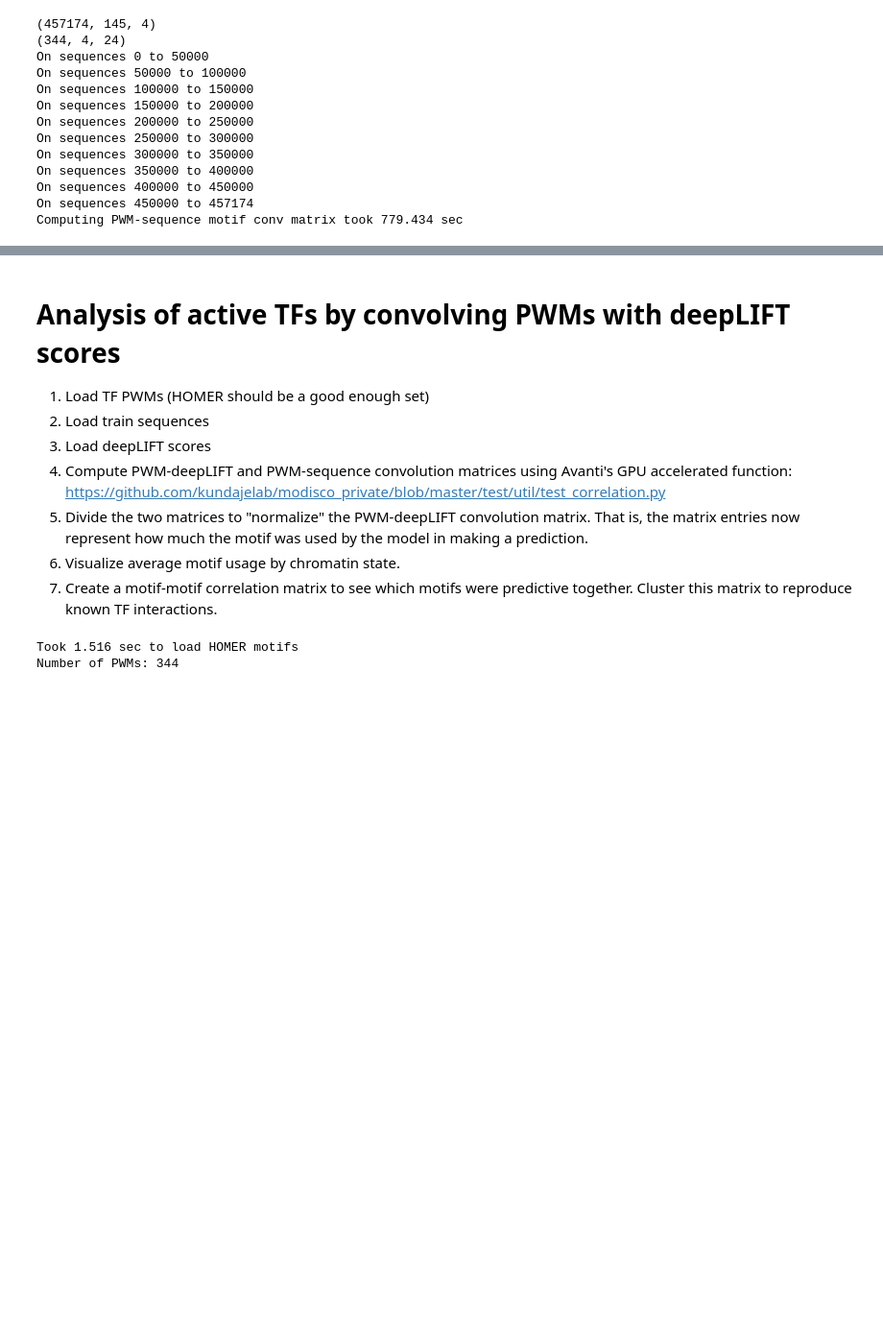
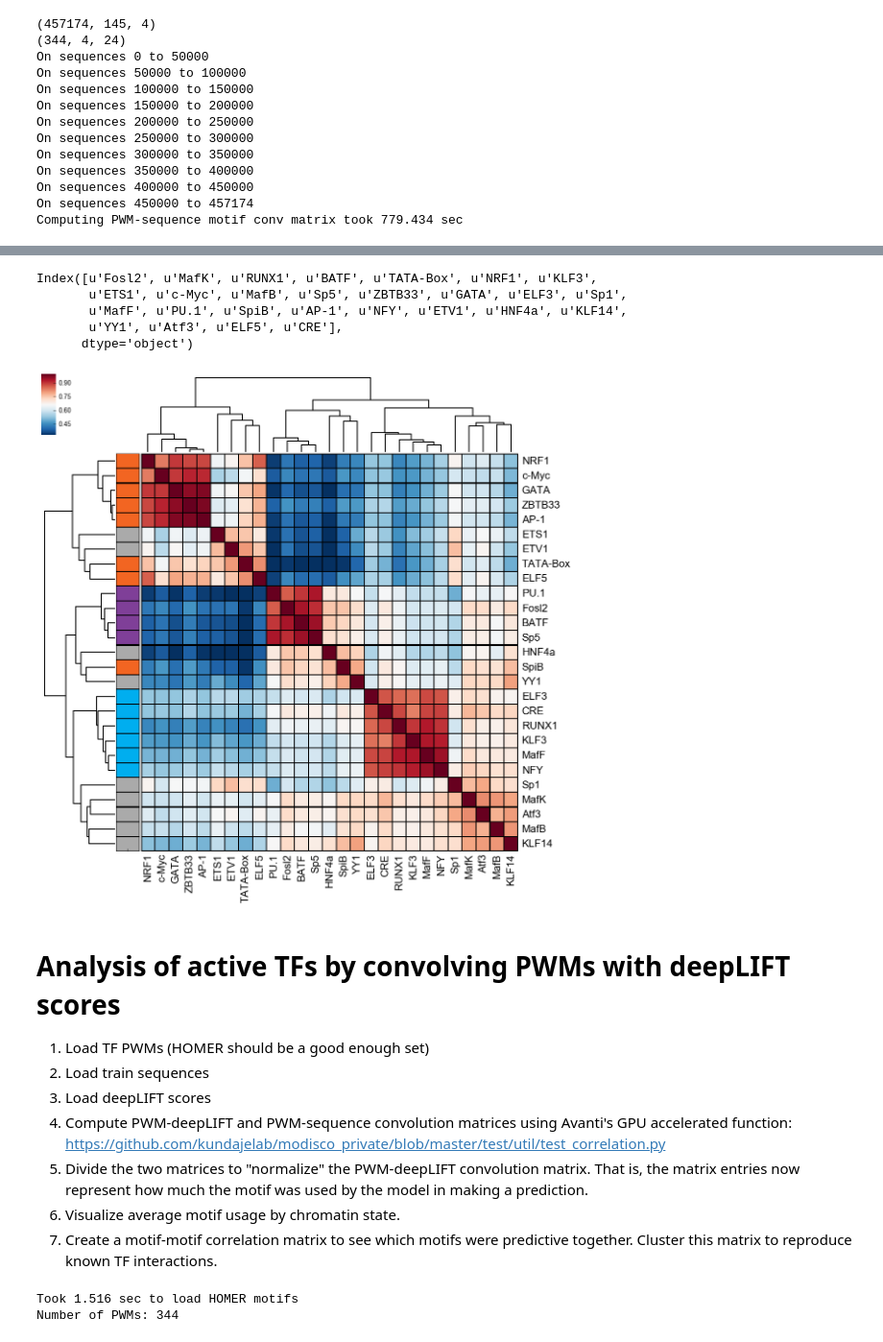
Before and after one commit to kundajelab/mpra, a Jupyter notebook: deeplearn/scripts/Regulatory Grammar Discovery with Sharpr Models.ipynb, the cells around one changed output, grey strips where cells are left out. Shown at 96% size. Saved outputs shown, nothing was run; the diff lists cells and outputs as text; code cells hidden in the pictures; blank space fills up the shorter version.

```diff
--- a/deeplearn/scripts/Regulatory Grammar Discovery with Sharpr Models.ipynb
+++ b/deeplearn/scripts/Regulatory Grammar Discovery with Sharpr Models.ipynb
@@ -302,3 +572,66 @@ df.columns = motifpwms.keys()
+# %%
+corr.index = np.array(shortMotifNames)[corrMatMotifIdxs]
+corr.columns = corr.index
+# %%
+print corr.index
+tfClasses = pd.Series(
+             [1, -1, 2, 1, 3, 3, 2,
+             -1, 3, -1, 1, 3, 3, 2,
+             -1, 2, 1, 3, 3, 2, -1, -1,
+             -1, -1, -1, 3, 2])
+# tfClasses = pd.Series(
+#              [1, -1, 3, 1, 3, 3, 3,
+#              -1, 3, -1, 1, 3, 3, 3,
+#              -1, 3, 1, 3, 3, 3, -1, -1,
+#              -1, -1, -1, -1, 3, 3])
+# lut = dict(zip(tfClasses.unique(), "rkbg"))
+lut = dict(zip(tfClasses.unique(), ['#7f3f98', '#AAAAAA', '#00aeef', '#f26522']))
+row_colors = tfClasses.map(lut)
+# %% [output]
+Index([u'Fosl2', u'MafK', u'RUNX1', u'BATF', u'TATA-Box', u'NRF1', u'KLF3',
+       u'ETS1', u'c-Myc', u'MafB', u'Sp5', u'ZBTB33', u'GATA', u'ELF3', u'Sp1',
+       u'MafF', u'PU.1', u'SpiB', u'AP-1', u'NFY', u'ETV1', u'HNF4a', u'KLF14',
+       u'YY1', u'Atf3', u'ELF5', u'CRE'],
+      dtype='object')
+# %%
+import matplotlib.pyplot as plt
+import seaborn as sns
+import scipy.spatial as sp, scipy.cluster.hierarchy as hc
+from matplotlib.patches import Rectangle
+
+dist_matrix = 1 - corr
+linkage = hc.linkage(sp.distance.squareform(dist_matrix), method='average')
+
+cg = sns.clustermap(corr.reset_index(drop=True),
+               cmap = 'RdBu_r',
+               row_linkage = linkage,
+               col_linkage = linkage,
+#                z_score = 0,
+               linewidths=.8,
+               linecolor='black',
+               figsize=(13, 13),
+               row_colors = row_colors,
+               robust = True,
+#                cbar = False,
+#                col_colors=row_colors,
+              )
+
+ax = cg.ax_heatmap
+ax.set_xticklabels(ax.get_xticklabels(), fontsize = 16)
+ax.set_yticklabels(ax.get_xticklabels(), rotation = 0, fontsize = 16)
+
+ax.xaxis.set_ticks_position('none')
+ax.yaxis.set_ticks_position('none')
+
+ax.tick_params(axis='y', which='major', pad=6)
+
+ax.add_patch(Rectangle((0, 0), 27, 27, fill=False, edgecolor='black', lw=3))
+
+plt.savefig('../plots/deeplift/regGrammars/tfClustermap_sep17_average_noP53_rev2.png', dpi=600)
+
+plt.show()
+# %% [output]
+[figure, added]
 # %% [markdown]
 # Analysis of active TFs by convolving PWMs with deepLIFT scores
 
```
Also changed, not shown: parts of 21 cells of this notebook, 14 other files.
